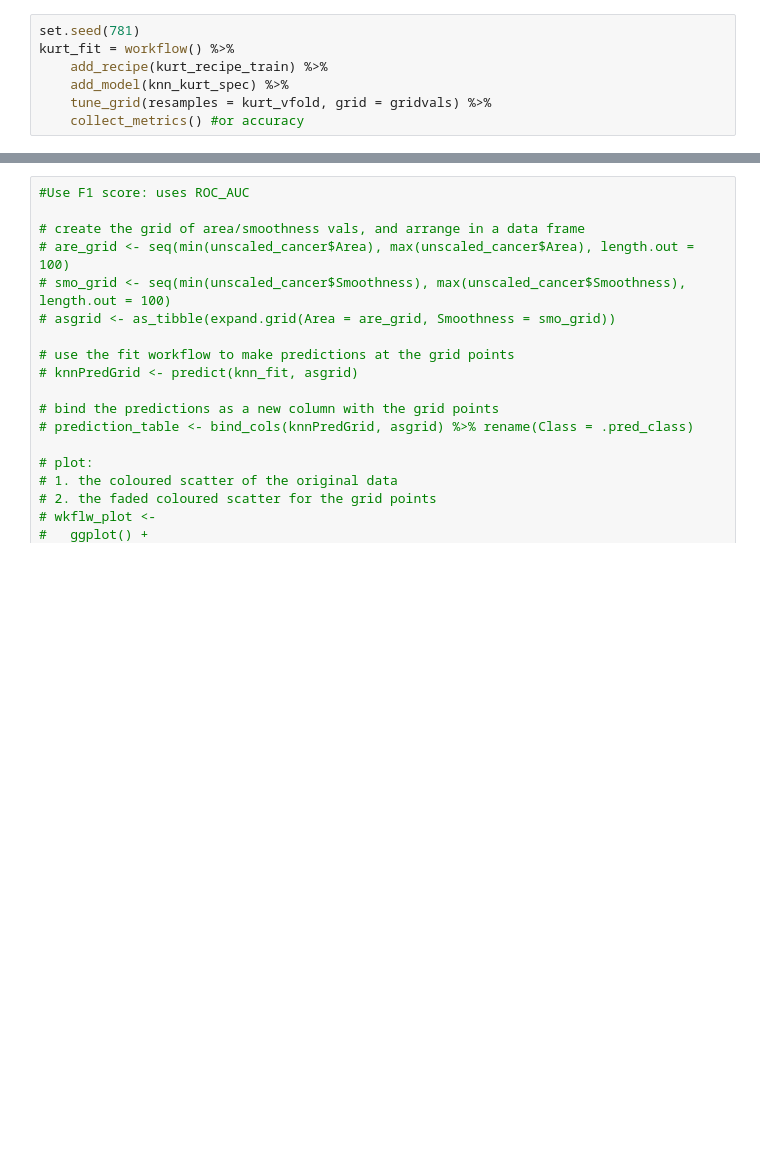
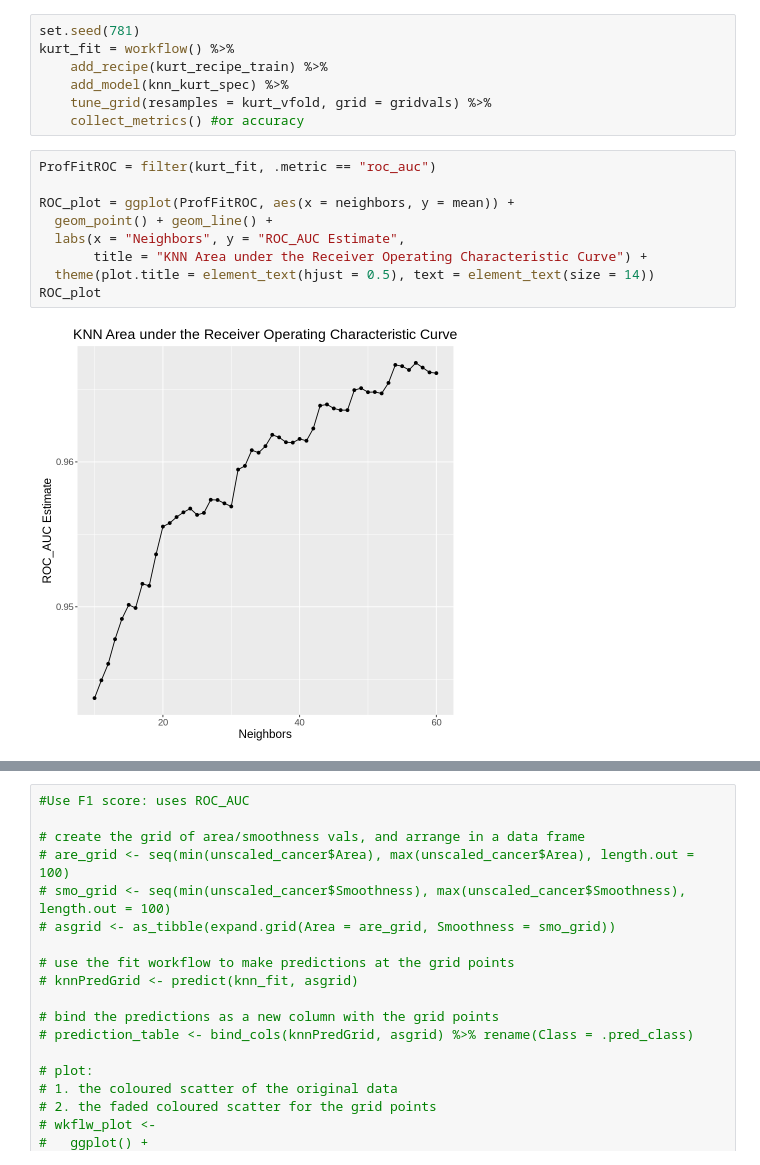
Before and after one commit to NicoRui/DSCI_100_Project, a Jupyter notebook: ProfileModel.ipynb, the cells around one changed output, grey strips where cells are left out. Drawn from its saved outputs; the diff is of its cells as text; blank space fills up the shorter version.

```diff
--- a/ProfileModel.ipynb
+++ b/ProfileModel.ipynb
@@ -131,4 +131,15 @@ kurt_fit = workflow() %>%
     add_model(knn_kurt_spec) %>%
     tune_grid(resamples = kurt_vfold, grid = gridvals) %>%
     collect_metrics() #or accuracy
+# %%
+ProfFitROC = filter(kurt_fit, .metric == "roc_auc")
+
+ROC_plot = ggplot(ProfFitROC, aes(x = neighbors, y = mean)) +
+  geom_point() + geom_line() +
+  labs(x = "Neighbors", y = "ROC_AUC Estimate",
+       title = "KNN Area under the Receiver Operating Characteristic Curve") +
+  theme(plot.title = element_text(hjust = 0.5), text = element_text(size = 14))
+ROC_plot
+# %% [output]
+[figure, added]
 # %%
```
Also changed, not shown: parts of 5 cells of this notebook, 2 other files.
